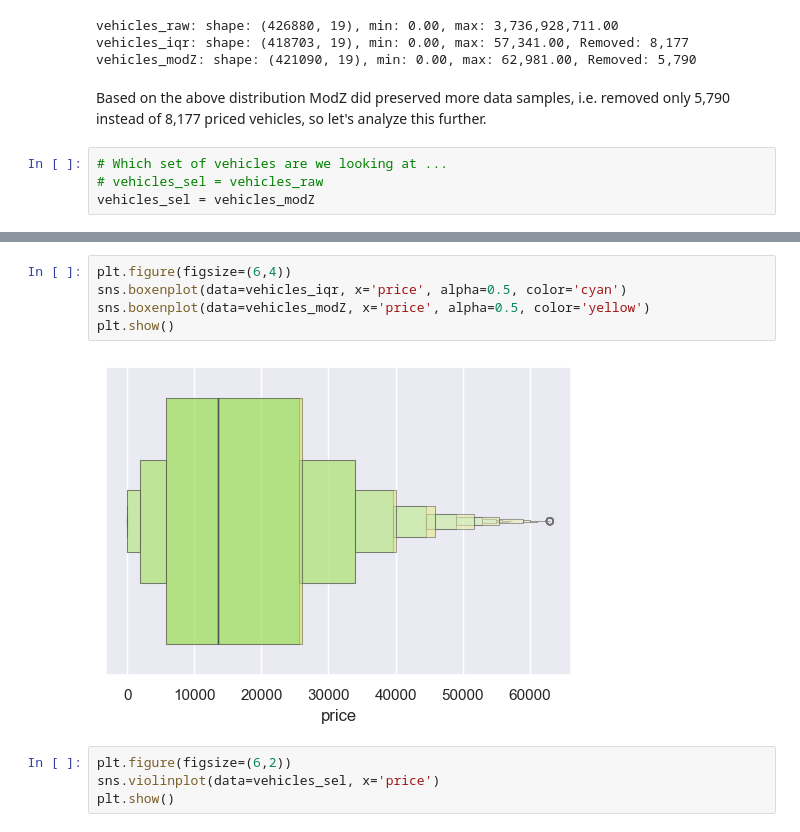
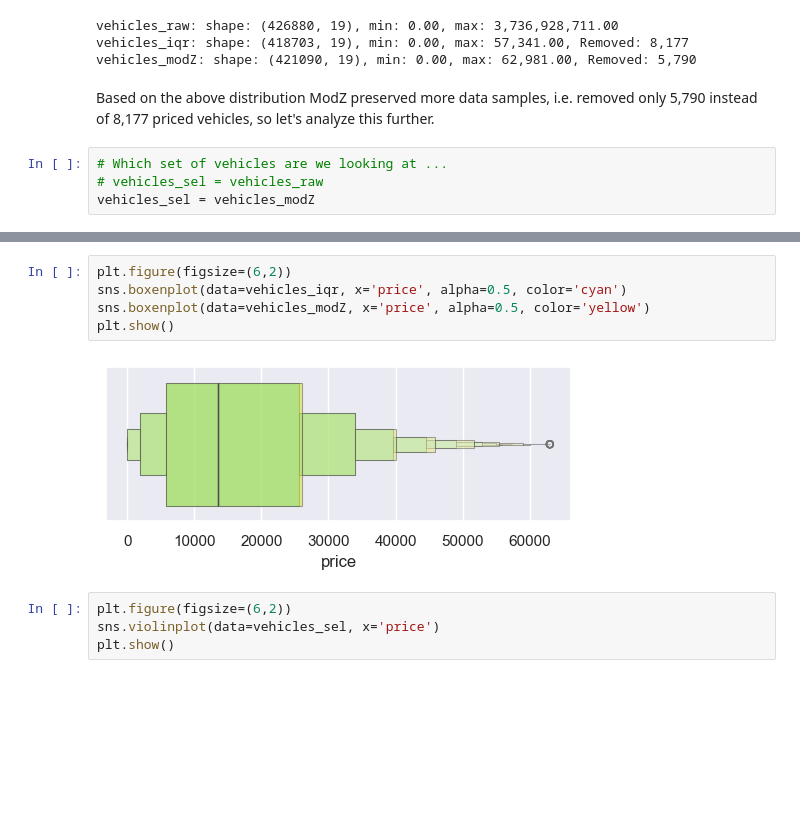
Before and after one commit to fazeelgm/UCB_ML_AI_PracticalApp_II, a Jupyter notebook: DataInvestigation.ipynb, the cells around one changed output, grey strips where cells are left out. Drawn from its saved outputs; the diff is of its cells as text; blank space fills up the shorter version.

```diff
--- a/DataInvestigation.ipynb
+++ b/DataInvestigation.ipynb
@@ -247,7 +265,7 @@ vehicles_raw: shape: (426880, 19), min: 0.00, max: 3,736,928,711.00
 vehicles_iqr: shape: (418703, 19), min: 0.00, max: 57,341.00, Removed: 8,177
 vehicles_modZ: shape: (421090, 19), min: 0.00, max: 62,981.00, Removed: 5,790
 # %% [markdown]
-Based on the above distribution ModZ did preserved more data samples, i.e. removed only 5,790 instead of 8,177 priced vehicles, so let's analyze this further.
+Based on the above distribution ModZ preserved more data samples, i.e. removed only 5,790 instead of 8,177 priced vehicles, so let's analyze this further.
 # %%
 # Which set of vehicles are we looking at ...
 # vehicles_sel = vehicles_raw
@@ -262,12 +280,12 @@ vehicles_sel.describe().T.style.format('{:,.2f}')
 | odometer | 416,750.00 | 98,859.49 | 214,470.24 | 0.00 | 38,922.00 | 86,830.00 | 134,231.00 | 10,000,000.00 |
 | mod_zscore | 421,090.00 | 0.19 | 0.96 | -1.00 | -0.58 | -0.03 | 0.86 | 3.50 |
 # %%
-plt.figure(figsize=(6,4))
+plt.figure(figsize=(6,2))
 sns.boxenplot(data=vehicles_iqr, x='price', alpha=0.5, color='cyan')
 sns.boxenplot(data=vehicles_modZ, x='price', alpha=0.5, color='yellow')
 plt.show()
 # %% [output]
-[figure, old version]
+[figure, new version]
 # %%
 plt.figure(figsize=(6,2))
 sns.violinplot(data=vehicles_sel, x='price')
```
Also changed, not shown: parts of 37 cells of this notebook, 1 other file.
